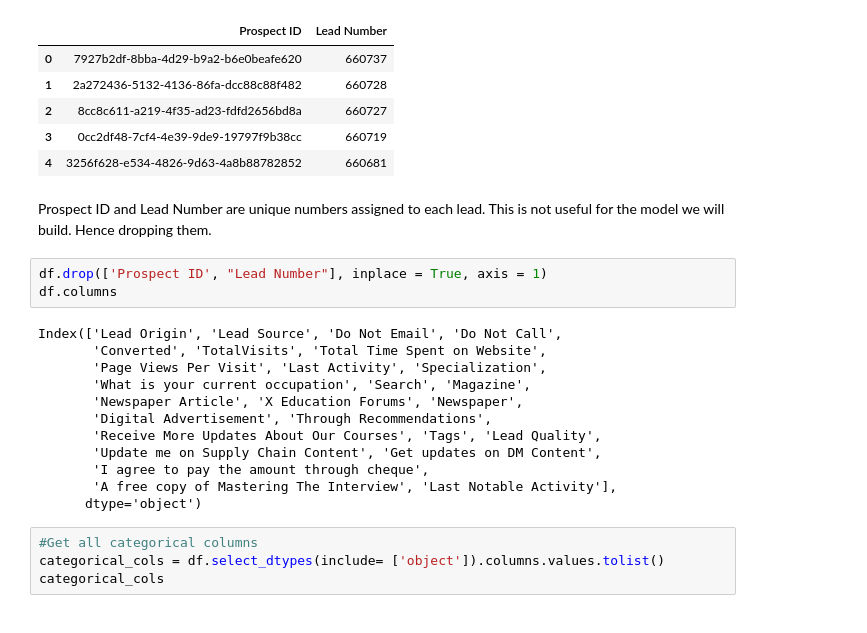
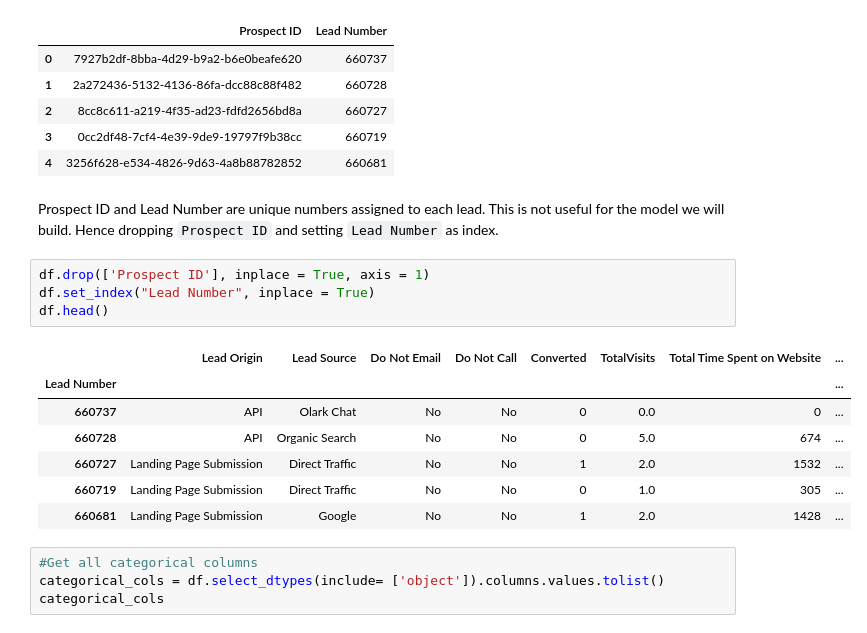
Before and after one commit to shaunakbatra/Project, a Jupyter notebook: Lead Scoring Case Study.ipynb, the cells around one changed output. Saved outputs shown, nothing was run; the diff lists cells and outputs as text.

```diff
--- a/Lead Scoring Case Study.ipynb
+++ b/Lead Scoring Case Study.ipynb
@@ -590,22 +590,19 @@ df[['Prospect ID', "Lead Number"]].head()
 | 3 | 0cc2df48-7cf4-4e39-9de9-19797f9b38cc | 660719 |
 | 4 | 3256f628-e534-4826-9d63-4a8b88782852 | 660681 |
 # %% [markdown]
-Prospect ID and Lead Number are unique numbers assigned to each lead. This is not useful for the model we will build. Hence dropping them.
+Prospect ID and Lead Number are unique numbers assigned to each lead. This is not useful for the model we will build. Hence dropping `Prospect ID` and setting `Lead Number` as index.
 # %%
-df.drop(['Prospect ID', "Lead Number"], inplace = True, axis = 1)
-df.columns
+df.drop(['Prospect ID'], inplace = True, axis = 1)
+df.set_index("Lead Number", inplace = True)
+df.head()
 # %% [output]
-Index(['Lead Origin', 'Lead Source', 'Do Not Email', 'Do Not Call',
-       'Converted', 'TotalVisits', 'Total Time Spent on Website',
-       'Page Views Per Visit', 'Last Activity', 'Specialization',
-       'What is your current occupation', 'Search', 'Magazine',
-       'Newspaper Article', 'X Education Forums', 'Newspaper',
-       'Digital Advertisement', 'Through Recommendations',
-       'Receive More Updates About Our Courses', 'Tags', 'Lead Quality',
-       'Update me on Supply Chain Content', 'Get updates on DM Content',
-       'I agree to pay the amount through cheque',
-       'A free copy of Mastering The Interview', 'Last Notable Activity'],
-      dtype='object')
+|  | Lead Origin | Lead Source | Do Not Email | Do Not Call | Converted | TotalVisits | Total Time Spent on Website | ... |
+| Lead Number |  |  |  |  |  |  |  | ... |
+| 660737 | API | Olark Chat | No | No | 0 | 0.0 | 0 | ... |
+| 660728 | API | Organic Search | No | No | 0 | 5.0 | 674 | ... |
+| 660727 | Landing Page Submission | Direct Traffic | No | No | 1 | 2.0 | 1532 | ... |
+| 660719 | Landing Page Submission | Direct Traffic | No | No | 0 | 1.0 | 305 | ... |
+| 660681 | Landing Page Submission | Google | No | No | 1 | 2.0 | 1428 | ... |
 # %%
 #Get all categorical columns
 categorical_cols = df.select_dtypes(include= ['object']).columns.values.tolist()
```
Also changed, not shown: parts of 43 cells of this notebook.
